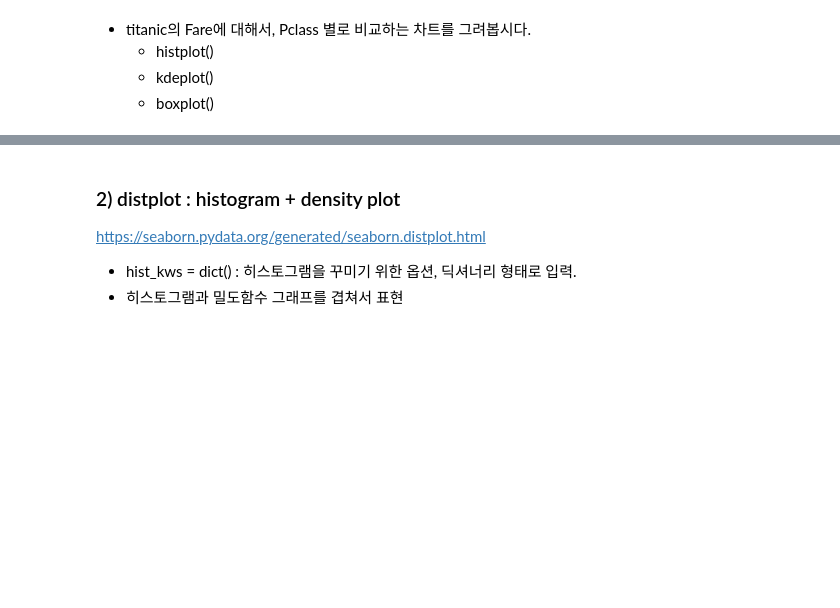
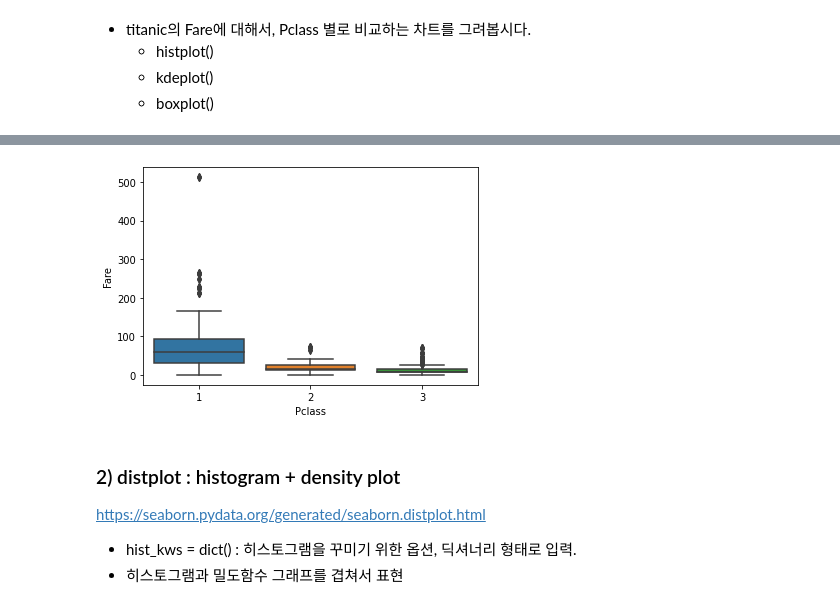
Before and after one commit to ringolove/aivle2201, a Jupyter notebook: python_visualization/07과 seaborn 다양한 차트들.ipynb, the cells around one changed output, grey strips where cells are left out. Cells and saved outputs as stored; diff of their text form; code cells hidden in the pictures; blank space fills up the shorter version.

```diff
--- a/python_visualization/07과 seaborn 다양한 차트들.ipynb
+++ b/python_visualization/07과 seaborn 다양한 차트들.ipynb
@@ -132,3 +139,9 @@ plt.show()
+# %%
+# boxplot
+sns.boxplot(data=titanic, y='Fare', x='Pclass')
+plt.show()
+# %% [output]
+[figure, added]
 # %% [markdown]
 ### 2) distplot : histogram + density plot
 
```
Also changed, not shown: parts of 8 cells of this notebook, 2 other files.
